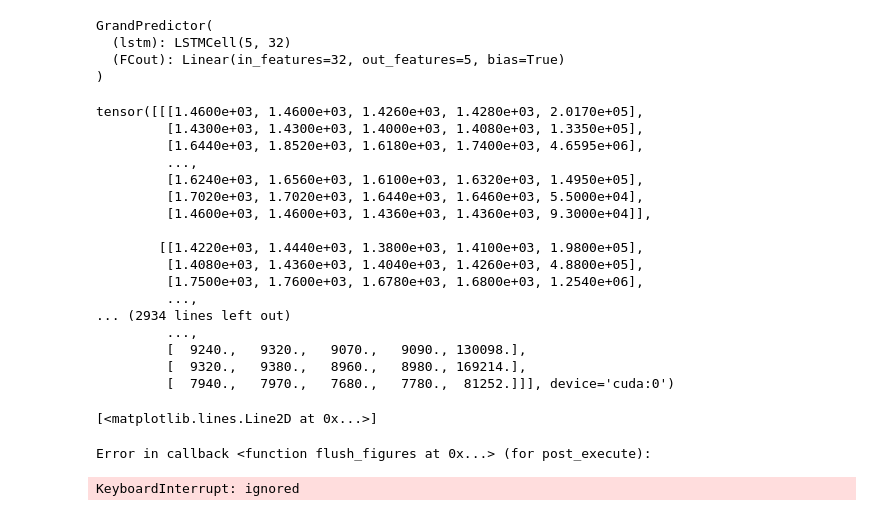
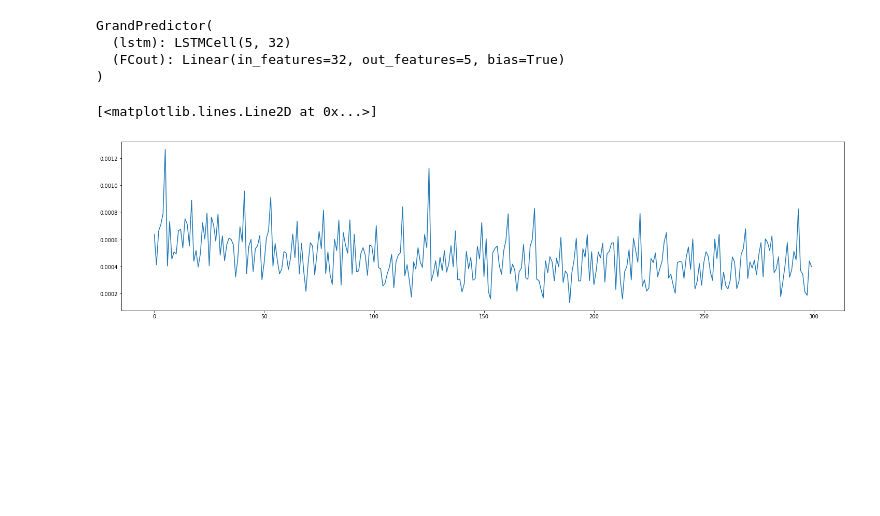
Before and after one commit to Kicory/ML_StockPJ, a Jupyter notebook: Notebook/TheGrandPredictor.ipynb, the cells around one changed output. Cells and saved outputs as stored; diff of their text form; code cells hidden in the pictures; blank space fills up the shorter version.

```diff
--- a/Notebook/TheGrandPredictor.ipynb
+++ b/Notebook/TheGrandPredictor.ipynb
@@ -159,50 +160,31 @@ seqLen = 20
 # %%
 # Training process
 
 it = 0
 predictor.train()
 
 losses = []
 prices = []
 
 for epoch in range(maxEpoch):
   reader = getInputData(os.path.join(data_dir, '000020.KS.csv'), seqLen, batchSize)
   predictor.train()
   for data in reader:
     it = it + 1
     data = data.to(device);
-    print(data)
-    esti = predictorTrainer(predictor, data, 0.5, 0.5)
+    esti = predictorTrainer(predictor, data, 0.8, 0.5)
     loss = F.mse_loss(esti, data)
     #prices += esti[:, :, 3].cpu().detach().view(seqSize).tolist()
     optimizer.zero_grad()
     loss.backward()
     optimizer.step()
     losses.append(loss.item())
 
 plt.figure(figsize=(25, 6))
 plt.plot(losses, label='train loss')
 # %% [output]
-tensor([[[1.4600e+03, 1.4600e+03, 1.4260e+03, 1.4280e+03, 2.0170e+05],
-         [1.4300e+03, 1.4300e+03, 1.4000e+03, 1.4080e+03, 1.3350e+05],
-         [1.6440e+03, 1.8520e+03, 1.6180e+03, 1.7400e+03, 4.6595e+06],
-         ...,
-         [1.6240e+03, 1.6560e+03, 1.6100e+03, 1.6320e+03, 1.4950e+05],
-         [1.7020e+03, 1.7020e+03, 1.6440e+03, 1.6460e+03, 5.5000e+04],
-         [1.4600e+03, 1.4600e+03, 1.4360e+03, 1.4360e+03, 9.3000e+04]],
-
-        [[1.4220e+03, 1.4440e+03, 1.3800e+03, 1.4100e+03, 1.9800e+05],
-         [1.4080e+03, 1.4360e+03, 1.4040e+03, 1.4260e+03, 4.8800e+05],
-         [1.7500e+03, 1.7600e+03, 1.6780e+03, 1.6800e+03, 1.2540e+06],
-         ...,
-... (2934 lines left out)
-         ...,
-         [  9240.,   9320.,   9070.,   9090., 130098.],
-         [  9320.,   9380.,   8960.,   8980., 169214.],
-         [  7940.,   7970.,   7680.,   7780.,  81252.]]], device='cuda:0')
+[<matplotlib.lines.Line2D at 0x...>]
-[<matplotlib.lines.Line2D at 0x...>]
-Error in callback <function flush_figures at 0x...> (for post_execute):
-KeyboardInterrupt: ignored
+[figure, added]
 # %%
 def testDataLoader(theFile):
   reader = pd.read_csv(theFile, sep=',', chunksize=1, usecols=UsingCols)
```
Also changed, not shown: parts of 4 cells of this notebook.
